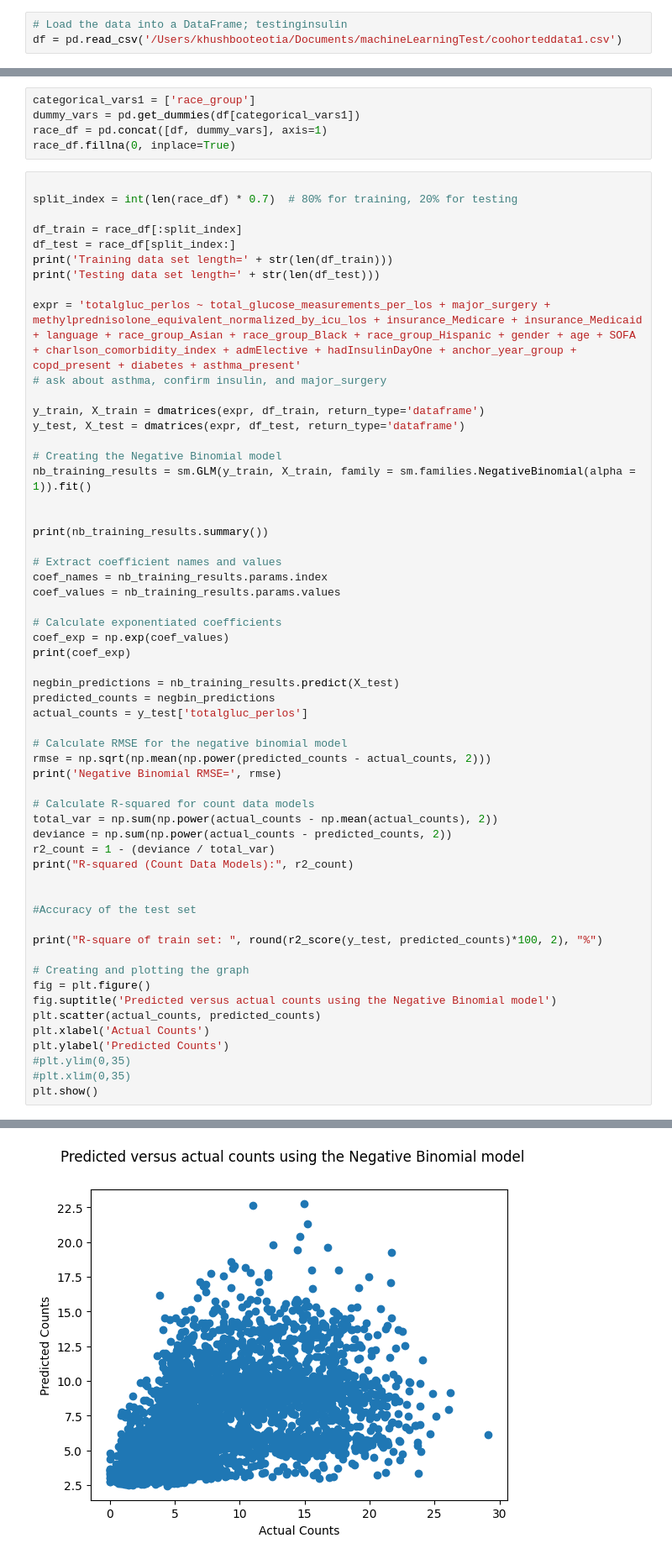
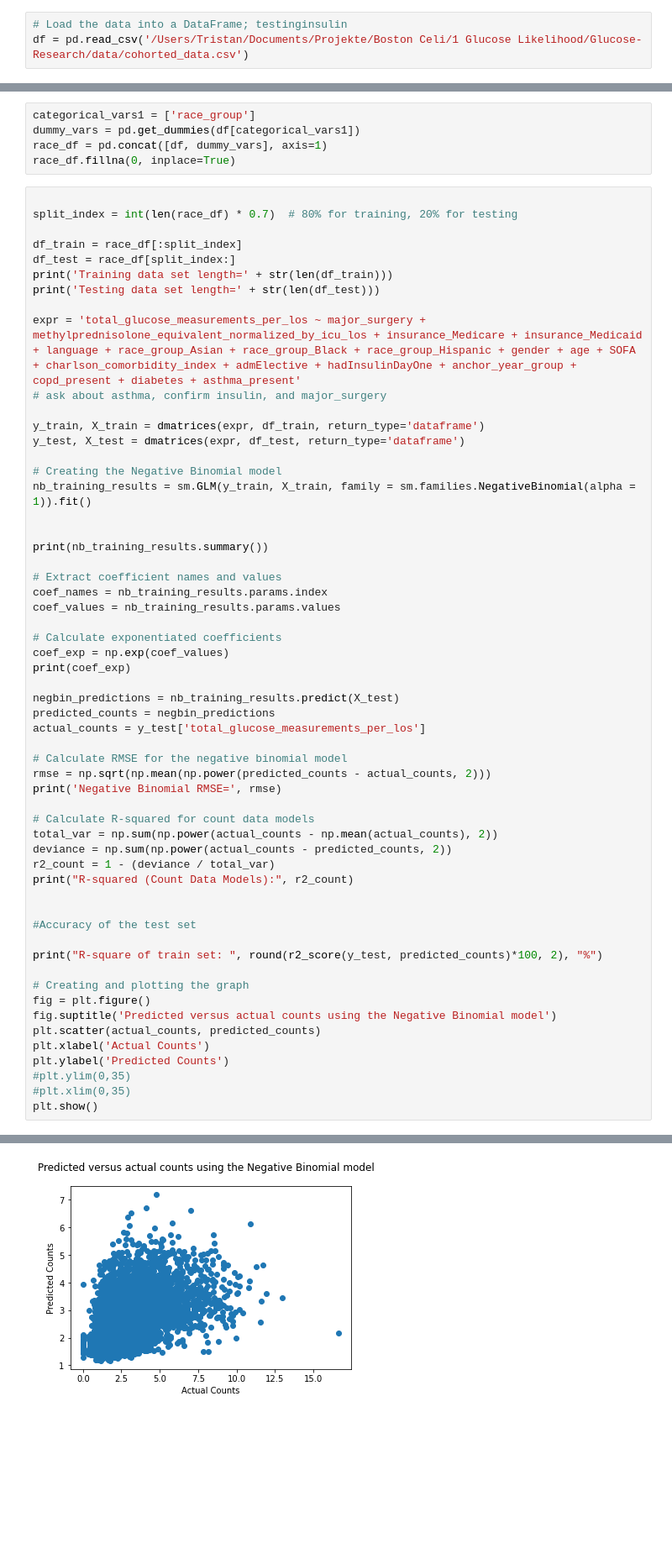
Before and after one commit to e754/Glucose-Research, a Jupyter notebook: src/5_NegBin/Finalized_NegBin_code.ipynb, the cells around one changed output, grey strips where cells are left out. Shown: that part at 84% size. Drawn from its saved outputs; the diff is of its cells as text; blank space fills up the shorter version.

```diff
--- a/src/5_NegBin/Finalized_NegBin_code.ipynb
+++ b/src/5_NegBin/Finalized_NegBin_code.ipynb
@@ -12,7 +12,7 @@ from math import sqrt
 from statsmodels.stats.outliers_influence import variance_inflation_factor
 # %%
 # Load the data into a DataFrame; testinginsulin
-df = pd.read_csv('/Users/khushbooteotia/Documents/machineLearningTest/coohorteddata1.csv')
+df = pd.read_csv('/Users/Tristan/Documents/Projekte/Boston Celi/1 Glucose Likelihood/Glucose-Research/data/cohorted_data.csv')
 # %%
 df.fillna(0, inplace=True)  # Account for NaNs in subset
 # %%
@@ -38,7 +38,7 @@ df_test = race_df[split_index:]
 print('Training data set length=' + str(len(df_train)))
 print('Testing data set length=' + str(len(df_test)))
 
-expr = 'totalgluc_perlos ~ total_glucose_measurements_per_los + major_surgery + methylprednisolone_equivalent_normalized_by_icu_los + insurance_Medicare + insurance_Medicaid + language + race_group_Asian + race_group_Black + race_group_Hispanic + gender + age + SOFA + charlson_comorbidity_index + admElective + hadInsulinDayOne + anchor_year_group + copd_present + diabetes + asthma_present'
+expr = 'total_glucose_measurements_per_los ~ major_surgery + methylprednisolone_equivalent_normalized_by_icu_los + insurance_Medicare + insurance_Medicaid + language + race_group_Asian + race_group_Black + race_group_Hispanic + gender + age + SOFA + charlson_comorbidity_index + admElective + hadInsulinDayOne + anchor_year_group + copd_present + diabetes + asthma_present'
 # ask about asthma, confirm insulin, and major_surgery
 
 y_train, X_train = dmatrices(expr, df_train, return_type='dataframe')
@@ -60,7 +60,7 @@ print(coef_exp)
 
 negbin_predictions = nb_training_results.predict(X_test)
 predicted_counts = negbin_predictions
-actual_counts = y_test['totalgluc_perlos']
+actual_counts = y_test['total_glucose_measurements_per_los']
 
 # Calculate RMSE for the negative binomial model
 rmse = np.sqrt(np.mean(np.power(predicted_counts - actual_counts, 2)))
@@ -107,4 +107,4 @@ R-square of train set:  40.52 %
-[figure, old version]
+[figure, new version]
 # %%
 import numpy as np
 
```
Also changed, not shown: parts of 2 cells of this notebook, 2 other files.
